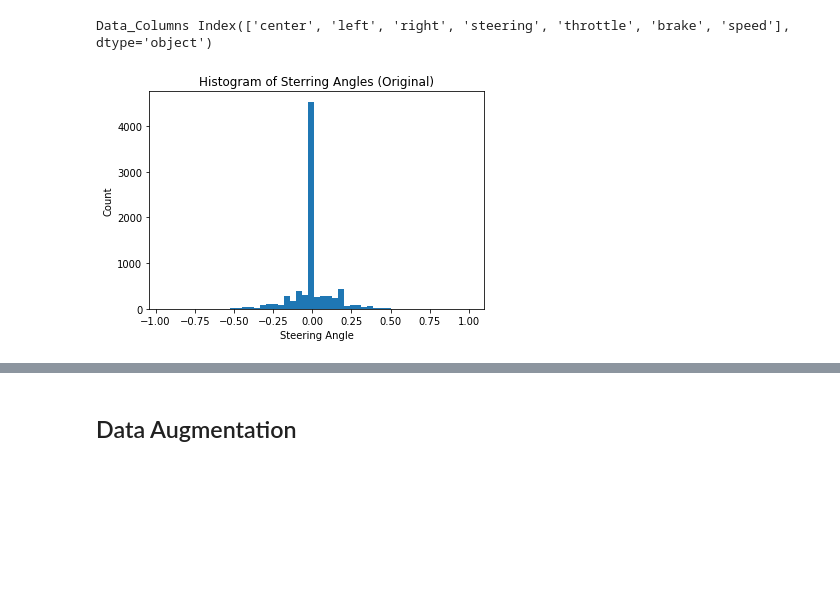
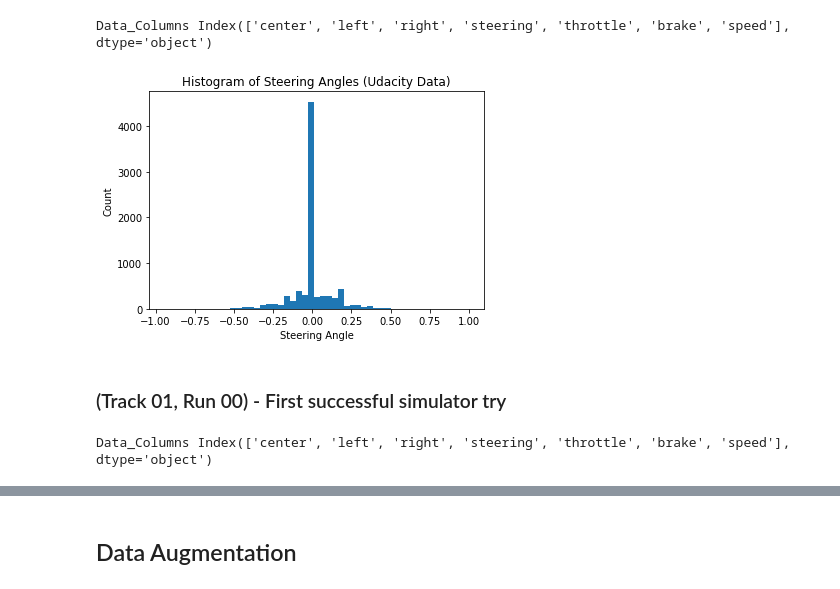
Before and after one commit to putza/CarND-Behavioral-Cloning-P3, a Jupyter notebook: model.ipynb, the cells around one changed output, grey strips where cells are left out. Drawn from its saved outputs; the diff is of its cells as text; code cells hidden in the pictures; blank space fills up the shorter version.

```diff
--- a/model.ipynb
+++ b/model.ipynb
@@ -52,17 +52,27 @@ dfs = {}
 ###  Udacity test data
 # %%
 fname = os.path.join('./data/driving_log.csv')
-df = pd.read_csv(fname)
+dfs['udacity'] = pd.read_csv(fname)
+df = dfs['udacity']
 print(f'Data_Columns {df.columns}')
 # %% [output]
 Data_Columns Index(['center', 'left', 'right', 'steering', 'throttle', 'brake', 'speed'], dtype='object')
 # %%
 plt.figure()
 plt.hist(df['steering'],51);
 
-plt.title('Histogram of Sterring Angles (Udacity Data)')
+plt.title('Histogram of Steering Angles (Udacity Data)')
 plt.xlabel('Steering Angle')
 plt.ylabel('Count')
 plt.savefig('examples/im_histogram_udacity.png')
 # %% [output]
-[figure, old version]
+[figure, new version]
+# %% [markdown]
+### (Track 01, Run 00) - First successful simulator try
+# %%
+fname = os.path.join('./data/track01_run00_test.csv')
+dfs['t01c00'] = pd.read_csv(fname,names=['center', 'left', 'right', 'steering', 'throttle', 'brake', 'speed'])
+df = dfs['t01c00']
+print(f'Data_Columns {df.columns}')
+# %% [output]
+Data_Columns Index(['center', 'left', 'right', 'steering', 'throttle', 'brake', 'speed'], dtype='object')
```
Also changed, not shown: parts of 22 cells of this notebook, 2 other files.
